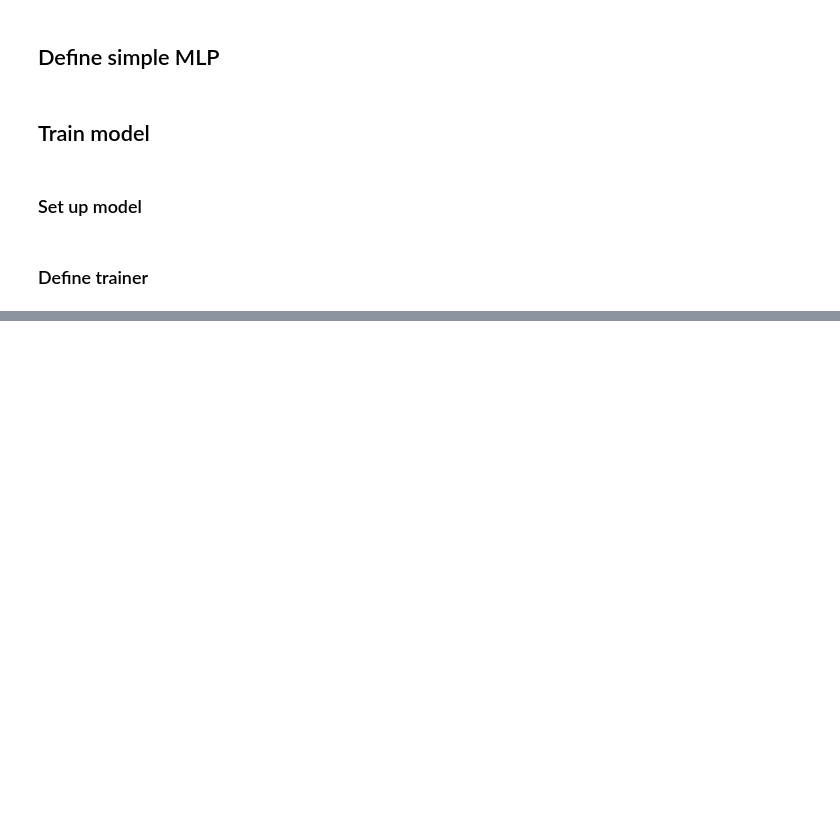
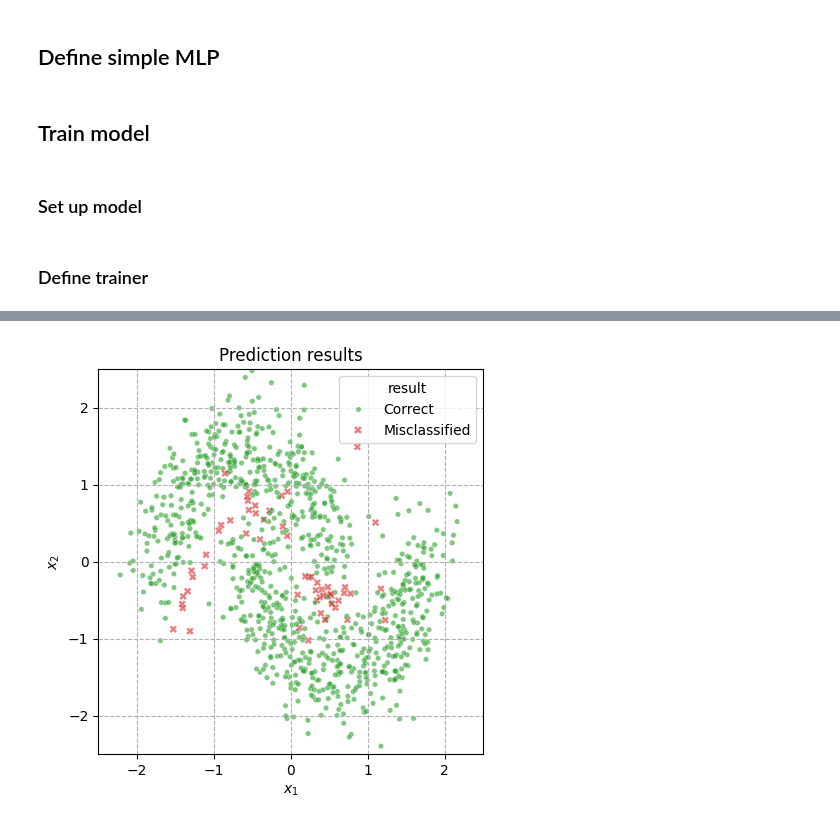
Before and after one commit to steeve-boucherie/pyTorch-sandbox, a Jupyter notebook: notebooks/99-trials/20250914-build-mlp-from-scracth.ipynb, the cells around one changed output, grey strips where cells are left out. Cells and saved outputs as stored; diff of their text form; code cells hidden in the pictures; blank space fills up the shorter version.

```diff
--- a/notebooks/99-trials/20250914-build-mlp-from-scracth.ipynb
+++ b/notebooks/99-trials/20250914-build-mlp-from-scracth.ipynb
@@ -143,0 +284,60 @@ def train(data, loss_fn, optimizer):
+# %%
+import pandas as pd
+
+data = (
+    pd.DataFrame(
+        data=np.stack(
+            [
+                X[:, 0],
+                X[:, 1],
+                y_true,
+                y_pred,
+                y_pred == y_true,
+            ],
+            axis=1
+        ),
+        columns=['x1', 'x2', 'true', 'pred', 'result']
+    )
+    .pipe(lambda df: (
+        df.assign(**{
+            'result': (
+                df['result']
+                .astype(np.bool_)
+                .map({
+                    True: 'Correct',
+                    False: 'Misclassified',
+                })
+            )
+        })
+    ))
+)
+data
+
+
+_, ax = plt.subplots(figsize=(5, 5))
+ax.grid(ls='--')
+
+sns.scatterplot(
+    data=data,
+    x='x1',
+    y='x2',
+    hue='result',
+    hue_order=['Correct', 'Misclassified'],
+    palette=['tab:green', 'tab:red'],
+    size='result',
+    sizes=[15, 30],
+    style='result',
+    markers=['o', 'X'],
+    alpha=.6,
+)
+
+ax.set(
+    title='Prediction results',
+    xlim=(-2.5, 2.5),
+    ylim=(-2.5, 2.5),
+    xlabel=r'$x_{1}$',
+    ylabel=r'$x_{2}$',
+    aspect='equal',
+);
+# %% [output]
+[figure, added]
```
Also changed, not shown: parts of 9 cells of this notebook, 5 other files.
